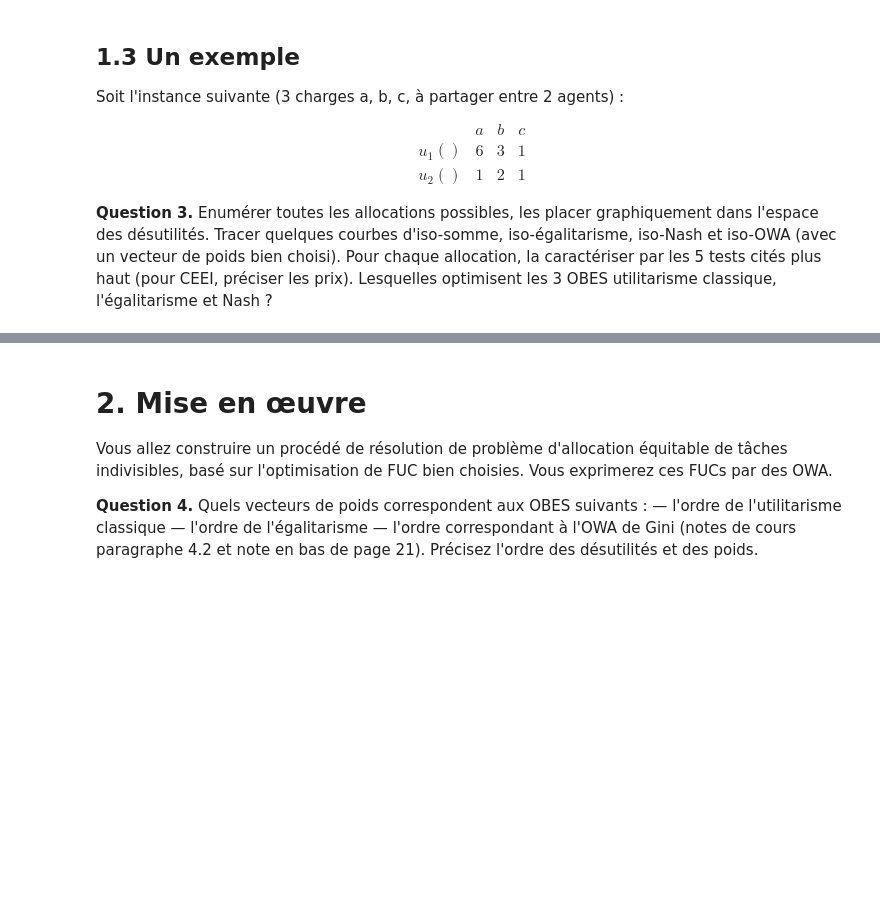
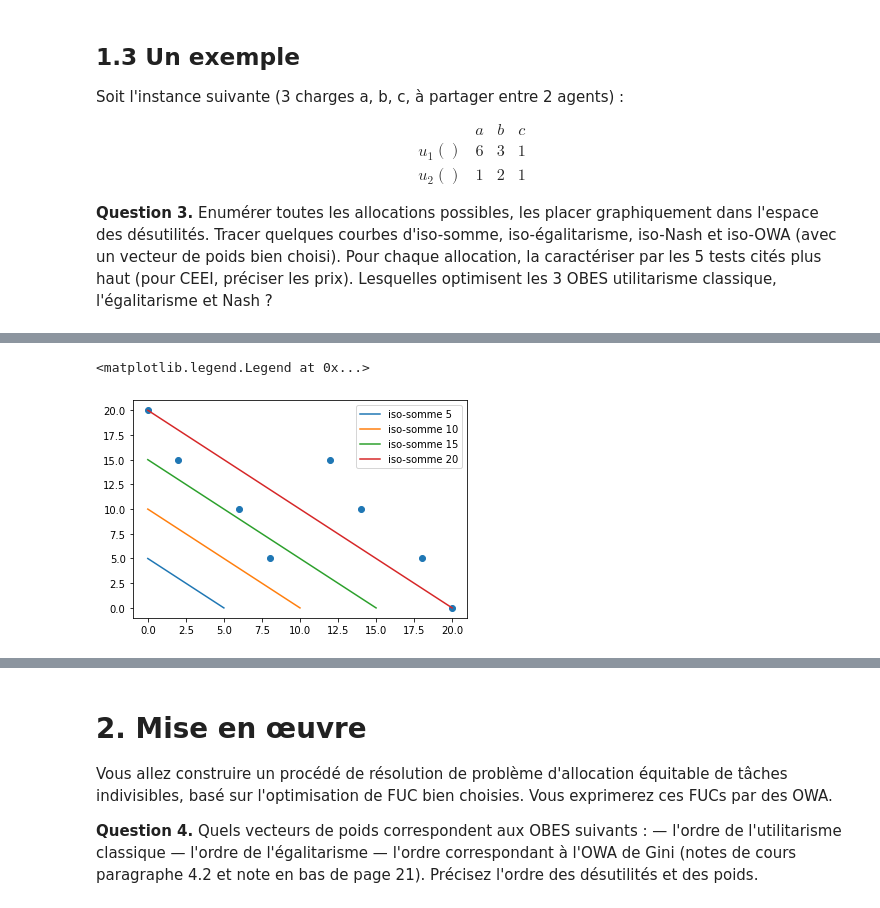
Before and after one commit to Ziqing-WU/Project-EquitableSharing, a Jupyter notebook: BE partage equitable.ipynb, the cells around one changed output, grey strips where cells are left out. Saved outputs shown, nothing was run; the diff lists cells and outputs as text; code cells hidden in the pictures; blank space fills up the shorter version.

```diff
--- a/BE partage equitable.ipynb
+++ b/BE partage equitable.ipynb
@@ -130,0 +201,16 @@ Soit l'instance suivante (3 charges a, b, c, à partager entre 2 agents) :
+# %%
+# Plot the iso-somme curves
+fig = plt.figure()
+ax = plt.axes()
+sommes = [5,10,15,20]
+labels = ["iso-somme "+str(i) for i in sommes]
+i=0
+for somme in sommes:
+    x = np.linspace(0,somme, 1000)
+    ax.plot(x, somme-x, label = labels[i])
+    i+=1
+ax.scatter(u1, u2)
+ax.legend()
+# %% [output]
+<matplotlib.legend.Legend at 0x...>
+[figure, added]
```
Also changed, not shown: parts of 13 cells of this notebook.
